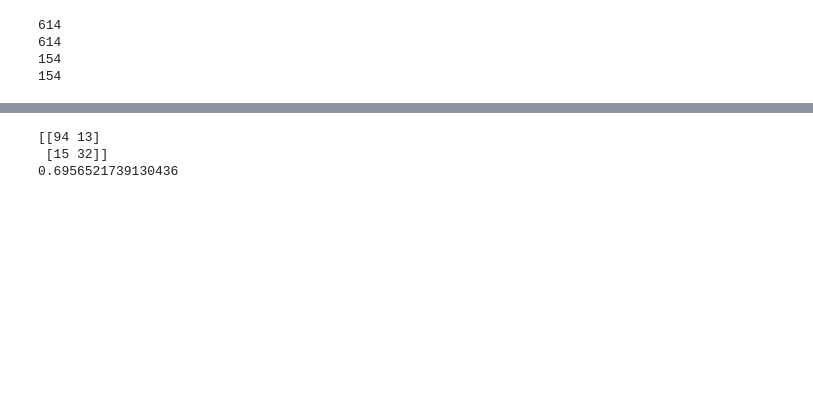
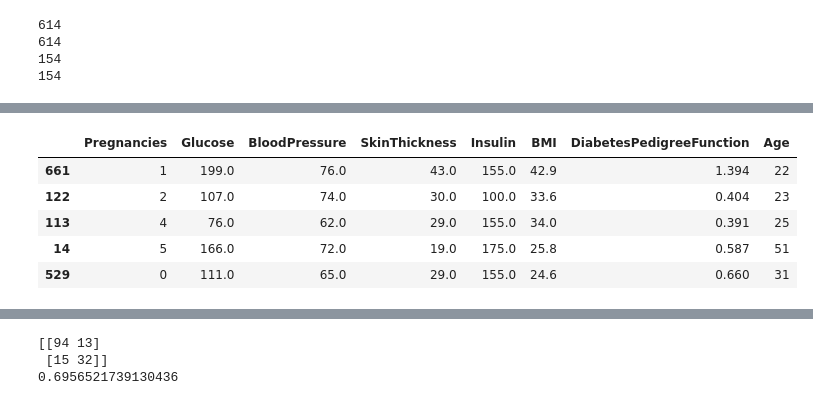
Before and after one commit to castudil/Machine-Learning, a Jupyter notebook: S04-KNN/KNN_Diabetes.ipynb, the cells around one changed output, grey strips where cells are left out. Saved outputs shown, nothing was run; the diff lists cells and outputs as text; code cells hidden in the pictures; blank space fills up the shorter version.

```diff
--- a/S04-KNN/KNN_Diabetes.ipynb
+++ b/S04-KNN/KNN_Diabetes.ipynb
@@ -48,0 +87,9 @@ print(len(y_test))
+# %%
+X_test.head()
+# %% [output]
+|  | Pregnancies | Glucose | BloodPressure | SkinThickness | Insulin | BMI | DiabetesPedigreeFunction | Age |
+| 661 | 1 | 199.0 | 76.0 | 43.0 | 155.0 | 42.9 | 1.394 | 22 |
+| 122 | 2 | 107.0 | 74.0 | 30.0 | 100.0 | 33.6 | 0.404 | 23 |
+| 113 | 4 | 76.0 | 62.0 | 29.0 | 155.0 | 34.0 | 0.391 | 25 |
+| 14 | 5 | 166.0 | 72.0 | 19.0 | 175.0 | 25.8 | 0.587 | 51 |
+| 529 | 0 | 111.0 | 65.0 | 29.0 | 155.0 | 24.6 | 0.660 | 31 |
```
Also changed, not shown: parts of 22 cells of this notebook.
